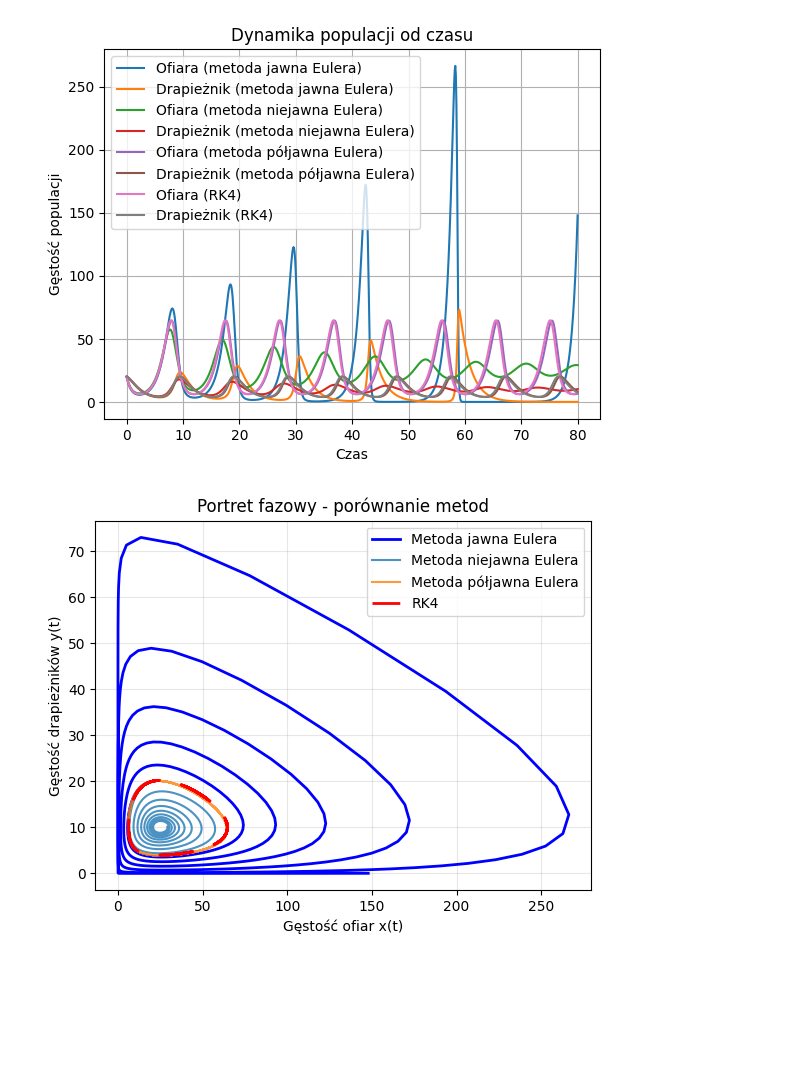
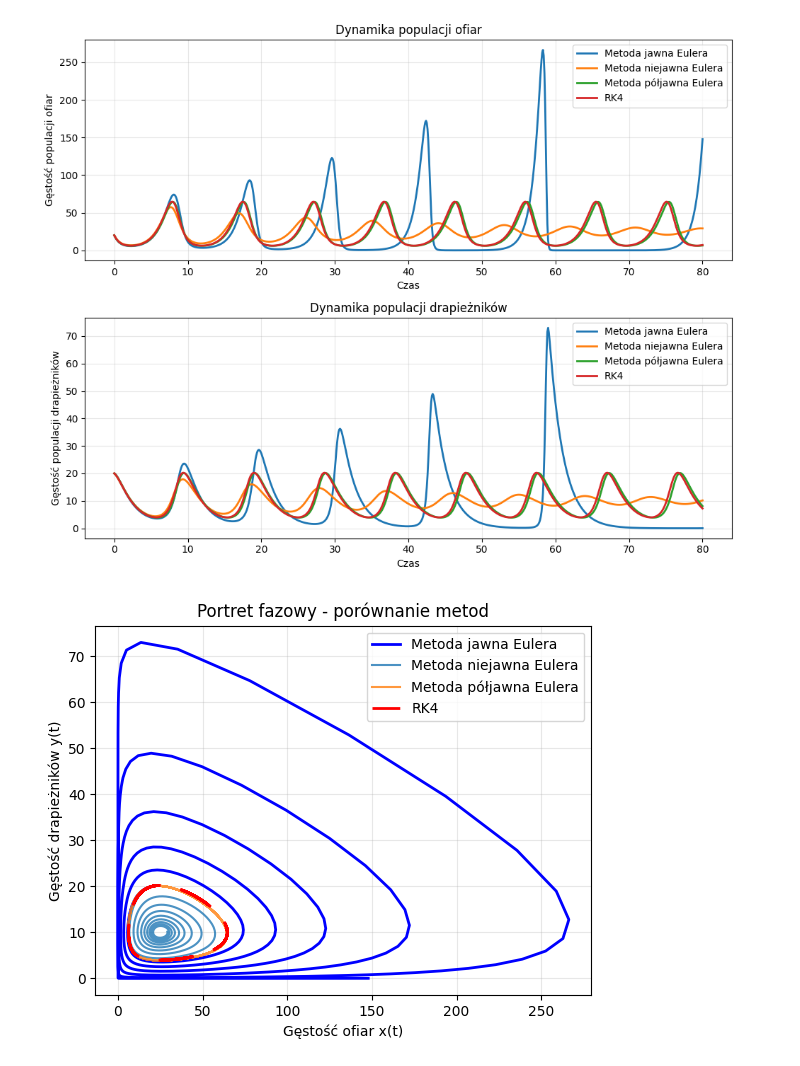
Before and after one commit to FalcO0O/MOWNiT, a Jupyter notebook: Lab_10/main.ipynb, the cells around one changed output. Cells and saved outputs as stored; diff of their text form; code cells hidden in the pictures; blank space fills up the shorter version.

```diff
--- a/Lab_10/main.ipynb
+++ b/Lab_10/main.ipynb
@@ -68,21 +68,32 @@ for k in range(N):
     k4 = np.array([f1(x + h*k3[0], y + h*k3[1]), f2(x + h*k3[0], y + h*k3[1])])
     sol_rk4[k+1] = sol_rk4[k] + (h/6)*(k1 + 2*k2 + 2*k3 + k4)
 
-# rysowanie wykresów populacji
-plt.figure()
-plt.plot(t, sol_exp[:,0], label='Ofiara (metoda jawna Eulera)')
-plt.plot(t, sol_exp[:,1], label='Drapieżnik (metoda jawna Eulera)')
-plt.plot(t, sol_imp[:,0], label='Ofiara (metoda niejawna Eulera)')
-plt.plot(t, sol_imp[:,1], label='Drapieżnik (metoda niejawna Eulera)')
-plt.plot(t, sol_semi[:,0], label='Ofiara (metoda półjawna Eulera)')
-plt.plot(t, sol_semi[:,1], label='Drapieżnik (metoda półjawna Eulera)')
-plt.plot(t, sol_rk4[:,0], label='Ofiara (RK4)')
-plt.plot(t, sol_rk4[:,1], label='Drapieżnik (RK4)')
-plt.xlabel('Czas')
-plt.ylabel('Gęstość populacji')
-plt.legend()
-plt.title('Dynamika populacji od czasu')
-plt.grid(True)
+# rysowanie wykresów populacji - oddzielnie dla ofiar i drapieżników
+fig, (ax1, ax2) = plt.subplots(2, 1, figsize=(10, 8))
+
+# Wykres dla ofiar
+ax1.plot(t, sol_exp[:,0], label='Metoda jawna Eulera', linewidth=2)
+ax1.plot(t, sol_imp[:,0], label='Metoda niejawna Eulera', linewidth=2)
+ax1.plot(t, sol_semi[:,0], label='Metoda półjawna Eulera', linewidth=2)
+ax1.plot(t, sol_rk4[:,0], label='RK4', linewidth=2)
+ax1.set_xlabel('Czas')
+ax1.set_ylabel('Gęstość populacji ofiar')
+ax1.legend()
+ax1.set_title('Dynamika populacji ofiar')
+ax1.grid(True, alpha=0.3)
+
+# Wykres dla drapieżników
+ax2.plot(t, sol_exp[:,1], label='Metoda jawna Eulera', linewidth=2)
+ax2.plot(t, sol_imp[:,1], label='Metoda niejawna Eulera', linewidth=2)
+ax2.plot(t, sol_semi[:,1], label='Metoda półjawna Eulera', linewidth=2)
+ax2.plot(t, sol_rk4[:,1], label='RK4', linewidth=2)
+ax2.set_xlabel('Czas')
+ax2.set_ylabel('Gęstość populacji drapieżników')
+ax2.legend()
+ax2.set_title('Dynamika populacji drapieżników')
+ax2.grid(True, alpha=0.3)
+
+plt.tight_layout()
 plt.show()
 
 # Portret fazowy dla różnych metod
@@ -441,34 +452,34 @@ print(f"- Populacja rysi:    {mae_y:.2f}")
 
 print("\n" + "="*50)
 print("INTERPRETACJA BIOLOGICZNA PARAMETRÓW")
 print("="*50)
 print(f"α₁ = {result_rss.x[0]:.4f} - tempo wzrostu zająców bez drapieżników")
 print(f"α₂ = {result_rss.x[1]:.4f} - tempo wymierania rysi bez ofiar")
 print(f"β₁ = {result_rss.x[2]:.4f} - wpływ rysi na śmiertelność zająców")
 print(f"β₂ = {result_rss.x[3]:.4f} - wpływ zająców na rozród rysi")
 
 # Obliczenie punktu równowagi dla dopasowanych parametrów
 x_eq_fit = result_rss.x[1] / result_rss.x[3]  # α₂/β₂
 y_eq_fit = result_rss.x[0] / result_rss.x[2]  # α₁/β₁
 
 print(f"\nPunkt równowagi dla dopasowanych parametrów:")
 print(f"- Zające: {x_eq_fit:.1f}")
 print(f"- Rysie:  {y_eq_fit:.1f}")
 
 print("\n" + "="*60)
 print("WNIOSKI KOŃCOWE")
 print("="*60)
 print("1. Model Lotki-Volterry dobrze opisuje oscylacyjną dynamikę populacji")
 print("2. RK4 zapewnia najlepszą stabilność numeryczną i zachowanie niezmienników")
 print("3. Dane rzeczywiste z pliku LynxHare.txt zostały pomyślnie wczytane")
 print("4. Dopasowanie parametrów:")
 print(f"   - R² dla zająców: {r2_rss_x:.3f}")
 print(f"   - R² dla rysi: {r2_rss_y:.3f}")
 print("5. Model capturing cykliczne zmiany populacji drapieżnik-ofiara")
 print("6. Punkt równowagi wskazuje na stabilne współistnienie populacji")
 print("="*60)
 # %% [output]
-[figure, old version]
+[figure, new version]
 [figure]
 ==================================================
 (b) PUNKTY STACJONARNE
```
Also changed, not shown: 1 other file.
